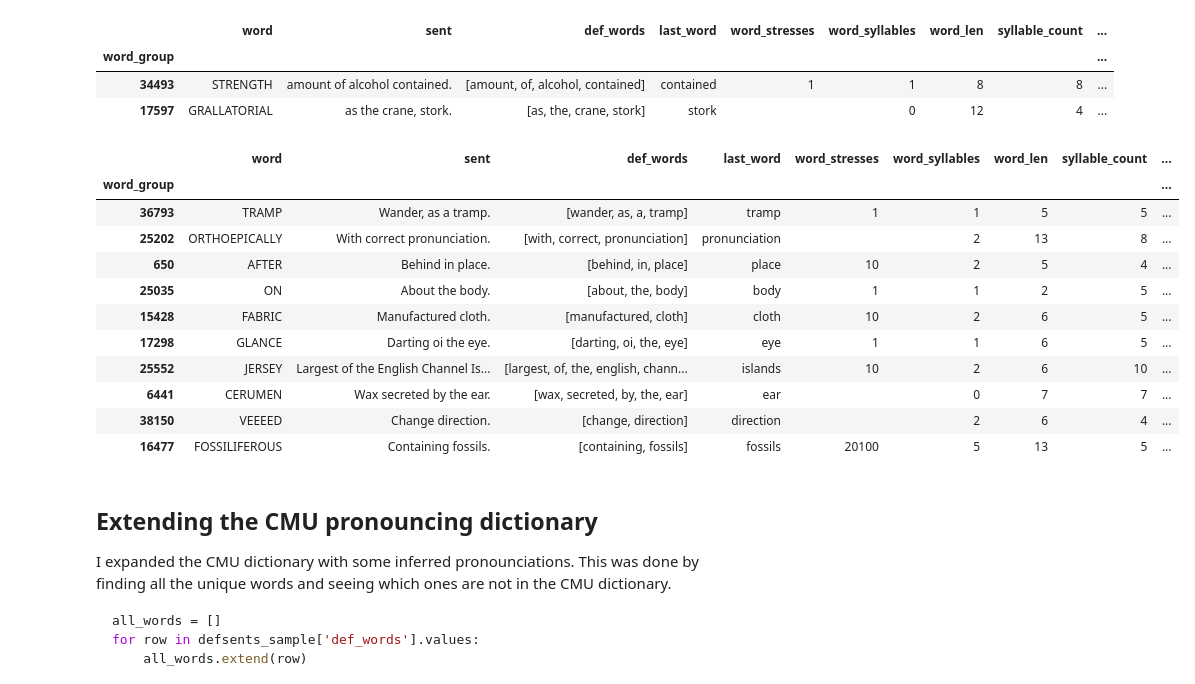
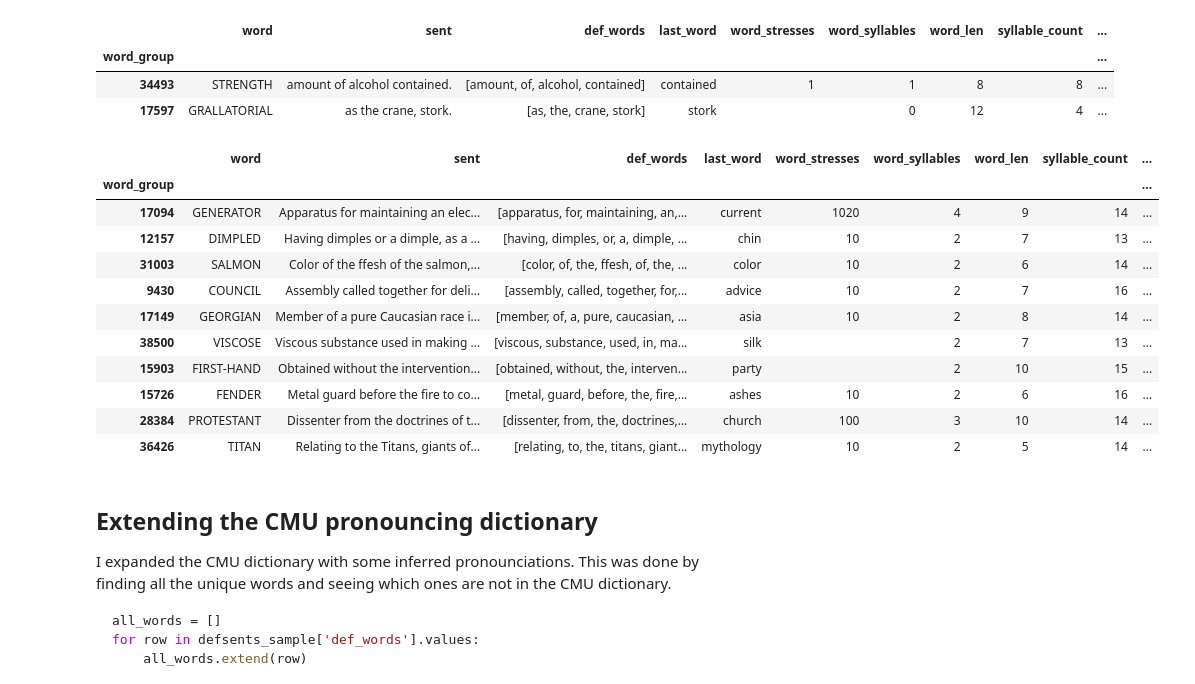
Before and after one commit to organisciak/unusual-words, a Jupyter notebook: ipynb/Dictionary rhymes.ipynb, the cells around one changed output. Cells and saved outputs as stored; diff of their text form; code cells hidden in the pictures.

```diff
--- a/ipynb/Dictionary rhymes.ipynb
+++ b/ipynb/Dictionary rhymes.ipynb
@@ -148,20 +148,20 @@ defsents_sample.sample(2)
 | 34493 | STRENGTH | amount of alcohol contained. | [amount, of, alcohol, contained] | contained | 1 | 1 | 8 | 8 | ... |
 | 17597 | GRALLATORIAL | as the crane, stork. | [as, the, crane, stork] | stork |  | 0 | 12 | 4 | ... |
 # %%
-defsents_sample.query('rhythm == 1').sample(10)
+defsents_sample.query('(rhythm == 1) and (syllable_count >= 13)').sample(10)
 # %% [output]
 |  | word | sent | def_words | last_word | word_stresses | word_syllables | word_len | syllable_count | ... |
 | word_group |  |  |  |  |  |  |  |  | ... |
-| 36793 | TRAMP | Wander, as a tramp. | [wander, as, a, tramp] | tramp | 1 | 1 | 5 | 5 | ... |
-| 25202 | ORTHOEPICALLY | With correct pronunciation. | [with, correct, pronunciation] | pronunciation |  | 2 | 13 | 8 | ... |
-| 650 | AFTER | Behind in place. | [behind, in, place] | place | 10 | 2 | 5 | 4 | ... |
-| 25035 | ON | About the body. | [about, the, body] | body | 1 | 1 | 2 | 5 | ... |
-| 15428 | FABRIC | Manufactured cloth. | [manufactured, cloth] | cloth | 10 | 2 | 6 | 5 | ... |
-| 17298 | GLANCE | Darting oi the eye. | [darting, oi, the, eye] | eye | 1 | 1 | 6 | 5 | ... |
-| 25552 | JERSEY | Largest of the English Channel Is... | [largest, of, the, english, chann... | islands | 10 | 2 | 6 | 10 | ... |
-| 6441 | CERUMEN | Wax secreted by the ear. | [wax, secreted, by, the, ear] | ear |  | 0 | 7 | 7 | ... |
-| 38150 | VEEEED | Change direction. | [change, direction] | direction |  | 2 | 6 | 4 | ... |
-| 16477 | FOSSILIFEROUS | Containing fossils. | [containing, fossils] | fossils | 20100 | 5 | 13 | 5 | ... |
+| 17094 | GENERATOR | Apparatus for maintaining an elec... | [apparatus, for, maintaining, an,... | current | 1020 | 4 | 9 | 14 | ... |
+| 12157 | DIMPLED | Having dimples or a dimple, as a ... | [having, dimples, or, a, dimple, ... | chin | 10 | 2 | 7 | 13 | ... |
+| 31003 | SALMON | Color of the ffesh of the salmon,... | [color, of, the, ffesh, of, the, ... | color | 10 | 2 | 6 | 14 | ... |
+| 9430 | COUNCIL | Assembly called together for deli... | [assembly, called, together, for,... | advice | 10 | 2 | 7 | 16 | ... |
+| 17149 | GEORGIAN | Member of a pure Caucasian race i... | [member, of, a, pure, caucasian, ... | asia | 10 | 2 | 8 | 14 | ... |
+| 38500 | VISCOSE | Viscous substance used in making ... | [viscous, substance, used, in, ma... | silk |  | 2 | 7 | 13 | ... |
+| 15903 | FIRST-HAND | Obtained without the intervention... | [obtained, without, the, interven... | party |  | 2 | 10 | 15 | ... |
+| 15726 | FENDER | Metal guard before the fire to co... | [metal, guard, before, the, fire,... | ashes | 10 | 2 | 6 | 16 | ... |
+| 28384 | PROTESTANT | Dissenter from the doctrines of t... | [dissenter, from, the, doctrines,... | church | 100 | 3 | 10 | 14 | ... |
+| 36426 | TITAN | Relating to the Titans, giants of... | [relating, to, the, titans, giant... | mythology | 10 | 2 | 5 | 14 | ... |
 # %% [markdown]
 ## Extending the CMU pronouncing dictionary
 
```
Also changed, not shown: 1 other file.
